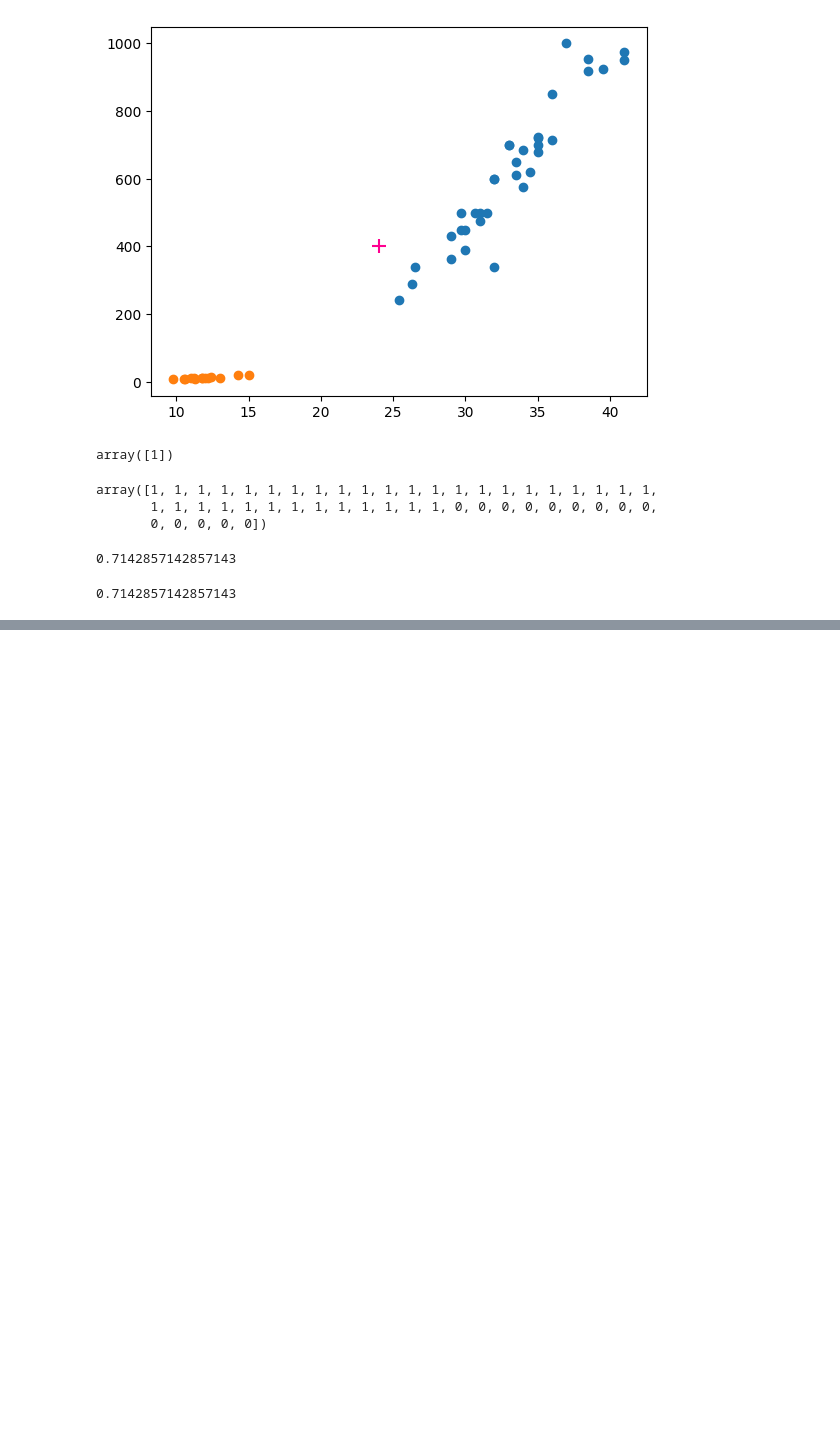
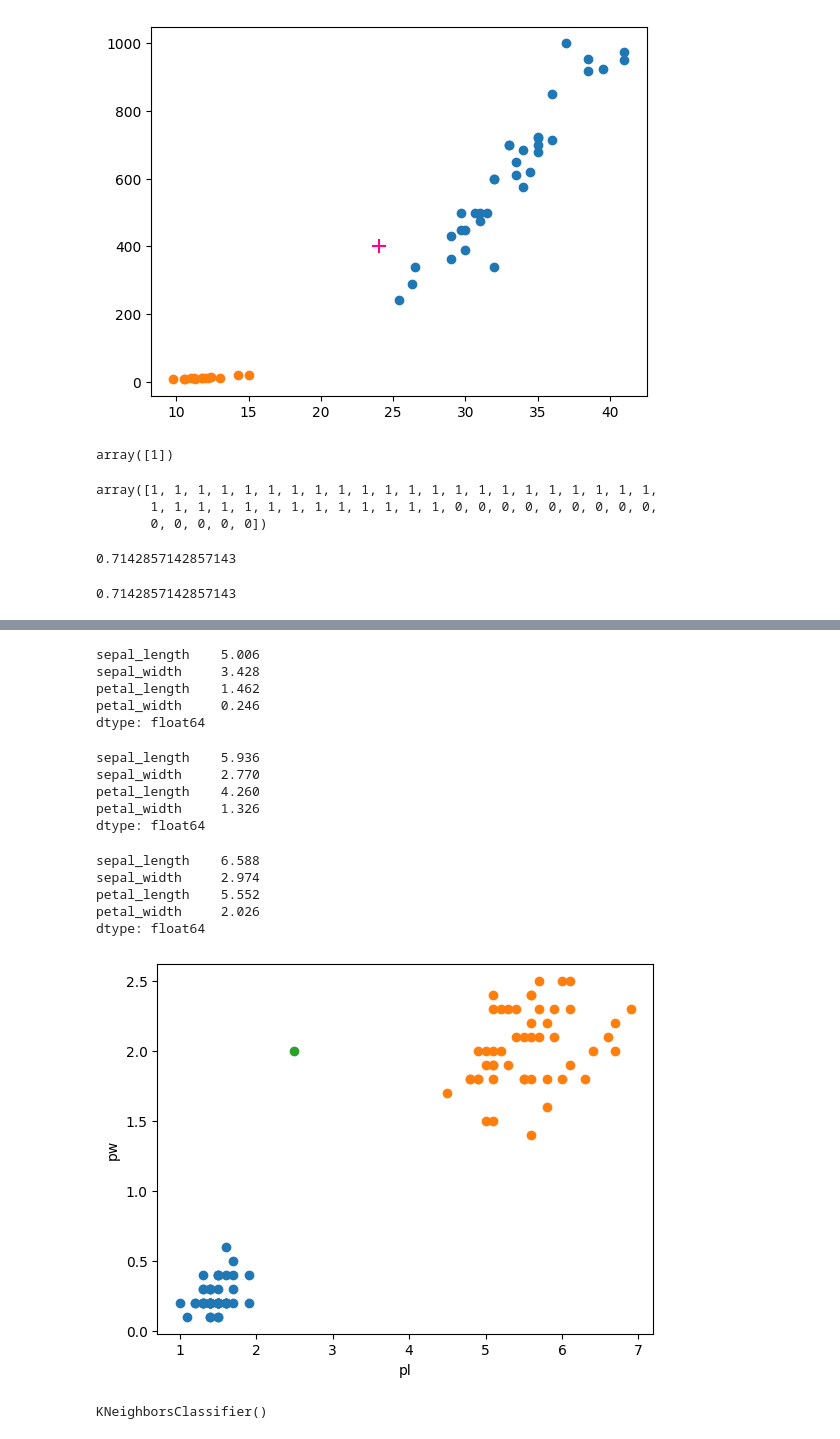
Before and after one commit to v2k2000/ML, a Jupyter notebook: 01-3.ipynb, the cells around one changed output, grey strips where cells are left out. Drawn from its saved outputs; the diff is of its cells as text; code cells hidden in the pictures; blank space fills up the shorter version.

```diff
--- a/01-3.ipynb
+++ b/01-3.ipynb
@@ -138,0 +129,3 @@ for n in range(5, 50):
+# %%
+import seaborn as sns
+df = sns.load_dataset('iris')
@@ -138,0 +159,4 @@ for n in range(5, 50):
+# %%
+setosa = df[df['species'] == 'setosa']
+versicolor = df[df['species'] == 'versicolor']
+virginica = df[df['species'] == 'virginica']
@@ -138,0 +187,52 @@ for n in range(5, 50):
+# %%
+import matplotlib.pyplot as plt
+
+setosa_sl = setosa['sepal_length'].tolist()
+setosa_sw = setosa['sepal_width'].tolist()
+setosa_pl = setosa['petal_length'].tolist()
+setosa_pw = setosa['petal_width'].tolist()
+
+versicolor_sl = versicolor['sepal_length'].tolist()
+versicolor_sw = versicolor['sepal_width'].tolist()
+versicolor_pl = versicolor['petal_length'].tolist()
+versicolor_pw = versicolor['petal_width'].tolist()
+
+virginica_sl = virginica['sepal_length'].tolist()
+virginica_sw = virginica['sepal_width'].tolist()
+virginica_pl = virginica['petal_length'].tolist()
+virginica_pw = virginica['petal_width'].tolist()
+# %%
+setosa.mean(numeric_only=True)
+# %% [output]
+sepal_length    5.006
+sepal_width     3.428
+petal_length    1.462
+petal_width     0.246
+dtype: float64
+# %%
+versicolor.mean(numeric_only=True)
+# %% [output]
+sepal_length    5.936
+sepal_width     2.770
+petal_length    4.260
+petal_width     1.326
+dtype: float64
+# %%
+virginica.mean(numeric_only=True)
+# %% [output]
+sepal_length    6.588
+sepal_width     2.974
+petal_length    5.552
+petal_width     2.026
+dtype: float64
+# %%
+import matplotlib.pyplot as plt
+
+plt.scatter(setosa_pl, setosa_pw)
+plt.scatter(virginica_pl, virginica_pw)
+plt.scatter(2.5,2)
+plt.xlabel('pl')
+plt.ylabel('pw')
+plt.show()
+# %% [output]
+[figure, added]
@@ -138,0 +249,4 @@ for n in range(5, 50):
+# %%
+kn.fit(iris_data, iris_spc)
+# %% [output]
+KNeighborsClassifier()
```
Also changed, not shown: parts of 16 cells of this notebook, 1 other file.
